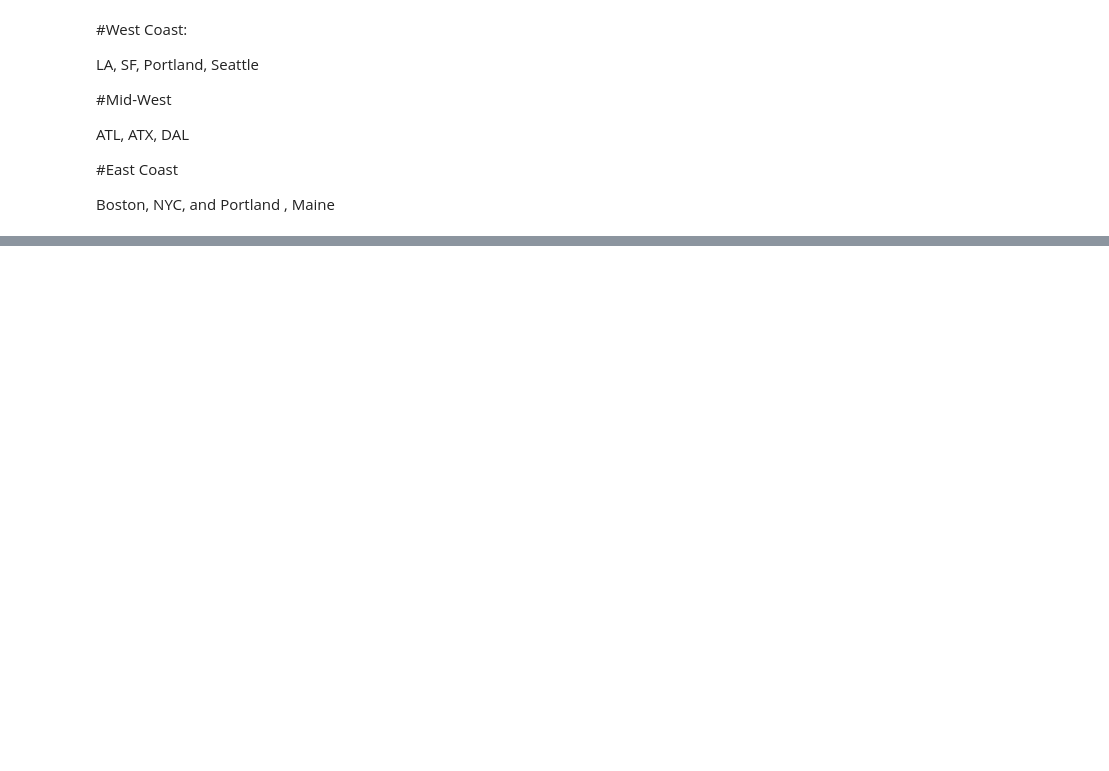
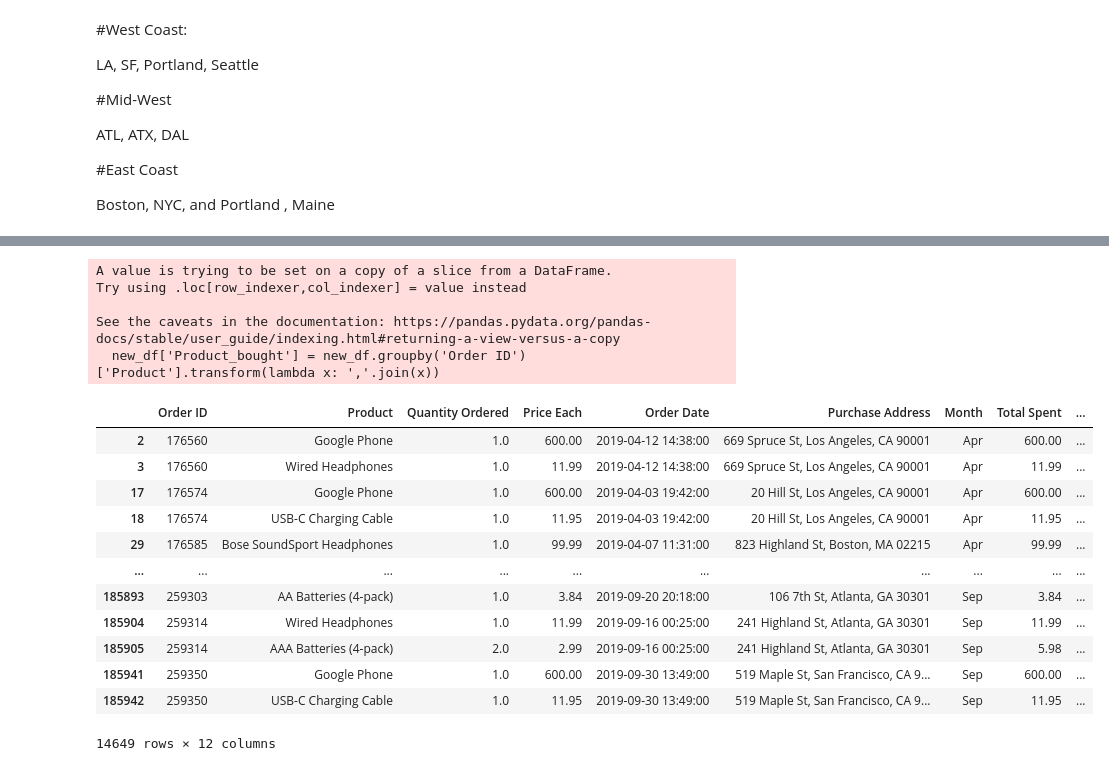
Before and after one commit to aclao89/Sales_Business, a Jupyter notebook: Sales Business .ipynb, the cells around one changed output, grey strips where cells are left out. Saved outputs shown, nothing was run; the diff lists cells and outputs as text; code cells hidden in the pictures; blank space fills up the shorter version.

Commit message:
most purchased products

```diff
--- a/Sales Business .ipynb
+++ b/Sales Business .ipynb
@@ -419,0 +386,5 @@ df_sf.plot(ax=axes[0,1], y= sf_data, title='San Francisco')
+# %%
+# #Upon inspection, the Order ID column indicates the transaction, so we can group the product by Order ID.
+
+new_df = cleaned_df[cleaned_df['Order ID'].duplicated(keep = False)]
+new_df.head(10)
@@ -419,0 +403,23 @@ df_sf.plot(ax=axes[0,1], y= sf_data, title='San Francisco')
+# %%
+# Joining products with the same Order ID into the same line
+new_df['Product_bought'] = new_df.groupby('Order ID')['Product'].transform(lambda x: ','.join(x))
+new_df
+# %% [output]
+A value is trying to be set on a copy of a slice from a DataFrame.
+Try using .loc[row_indexer,col_indexer] = value instead
+
+See the caveats in the documentation: https://pandas.pydata.org/pandas-docs/stable/user_guide/indexing.html#returning-a-view-versus-a-copy
+  new_df['Product_bought'] = new_df.groupby('Order ID')['Product'].transform(lambda x: ','.join(x))
+|  | Order ID | Product | Quantity Ordered | Price Each | Order Date | Purchase Address | Month | Total Spent | ... |
+| 2 | 176560 | Google Phone | 1.0 | 600.00 | 2019-04-12 14:38:00 | 669 Spruce St, Los Angeles, CA 90001 | Apr | 600.00 | ... |
+| 3 | 176560 | Wired Headphones | 1.0 | 11.99 | 2019-04-12 14:38:00 | 669 Spruce St, Los Angeles, CA 90001 | Apr | 11.99 | ... |
+| 17 | 176574 | Google Phone | 1.0 | 600.00 | 2019-04-03 19:42:00 | 20 Hill St, Los Angeles, CA 90001 | Apr | 600.00 | ... |
+| 18 | 176574 | USB-C Charging Cable | 1.0 | 11.95 | 2019-04-03 19:42:00 | 20 Hill St, Los Angeles, CA 90001 | Apr | 11.95 | ... |
+| 29 | 176585 | Bose SoundSport Headphones | 1.0 | 99.99 | 2019-04-07 11:31:00 | 823 Highland St, Boston, MA 02215 | Apr | 99.99 | ... |
+| ... | ... | ... | ... | ... | ... | ... | ... | ... | ... |
+| 185893 | 259303 | AA Batteries (4-pack) | 1.0 | 3.84 | 2019-09-20 20:18:00 | 106 7th St, Atlanta, GA 30301 | Sep | 3.84 | ... |
+| 185904 | 259314 | Wired Headphones | 1.0 | 11.99 | 2019-09-16 00:25:00 | 241 Highland St, Atlanta, GA 30301 | Sep | 11.99 | ... |
+| 185905 | 259314 | AAA Batteries (4-pack) | 2.0 | 2.99 | 2019-09-16 00:25:00 | 241 Highland St, Atlanta, GA 30301 | Sep | 5.98 | ... |
+| 185941 | 259350 | Google Phone | 1.0 | 600.00 | 2019-09-30 13:49:00 | 519 Maple St, San Francisco, CA 9... | Sep | 600.00 | ... |
+| 185942 | 259350 | USB-C Charging Cable | 1.0 | 11.95 | 2019-09-30 13:49:00 | 519 Maple St, San Francisco, CA 9... | Sep | 11.95 | ... |
+14649 rows × 12 columns
```
Also changed, not shown: parts of 16 cells of this notebook.
